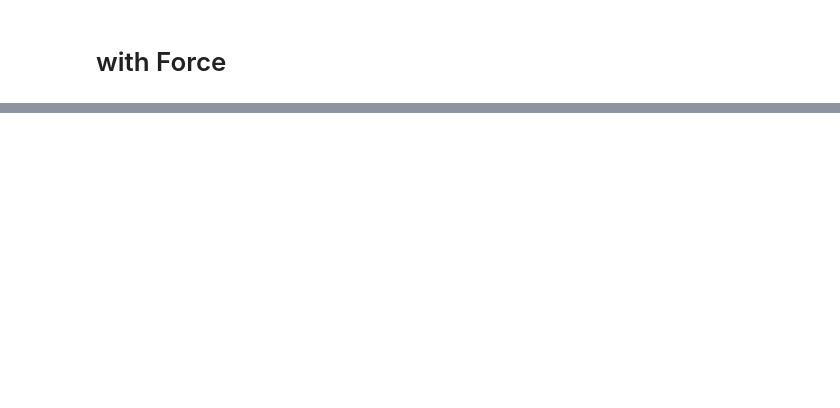
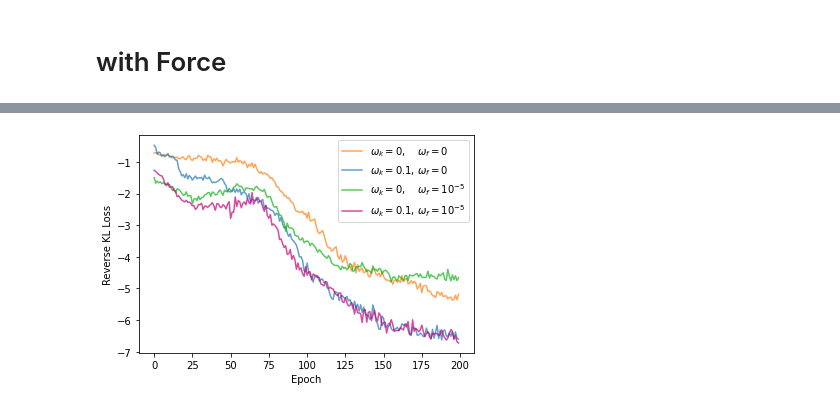
Before and after one commit to madjax-hep/madjax, a Jupyter notebook: examples/compare_smoothNF_ee_tt_bqq_bqq.ipynb, the cells around one changed output, grey strips where cells are left out. Saved outputs shown, nothing was run; the diff lists cells and outputs as text; code cells hidden in the pictures; blank space fills up the shorter version.

```diff
--- a/examples/compare_smoothNF_ee_tt_bqq_bqq.ipynb
+++ b/examples/compare_smoothNF_ee_tt_bqq_bqq.ipynb
@@ -577,0 +1134,18 @@ elapsed time 258.53434091099916
+# %%
+plt.figure(figsize=(6, 4))
+m1_rkl = jnp.array(all_losses1)[ns:ne,2]
+m2_rkl = jnp.array(all_losses2)[ns:ne,2]
+m3_rkl = jnp.array(all_losses3)[ns:ne,2]
+m4_rkl = jnp.array(all_losses4)[ns:ne,2]
+
+plt.plot(x_epoch, m2_rkl, '-', c='#ff7f0e', alpha=0.7, label=r'$\omega_k=0$,    $\omega_f=0$')
+plt.plot(x_epoch, m1_rkl, '-', c='#1f77b4', alpha=0.7, label=r'$\omega_k=0.1$, $\omega_f=0$')
+plt.plot(x_epoch, m3_rkl, '-', c='#15b01a', alpha=0.7, label=r'$\omega_k=0$,    $\omega_f=10^{-5}$')
+plt.plot(x_epoch, m4_rkl, '-', c='#c20078', alpha=0.7, label=r'$\omega_k=0.1$, $\omega_f=10^{-5}$')
+plt.xlabel("Epoch")
+plt.ylabel("Reverse KL Loss")
+plt.legend()
+#plt.show()
+plt.savefig('flow_reverseKL.pdf')
+# %% [output]
+[figure, added]
```
Also changed, not shown: parts of 53 cells of this notebook.
